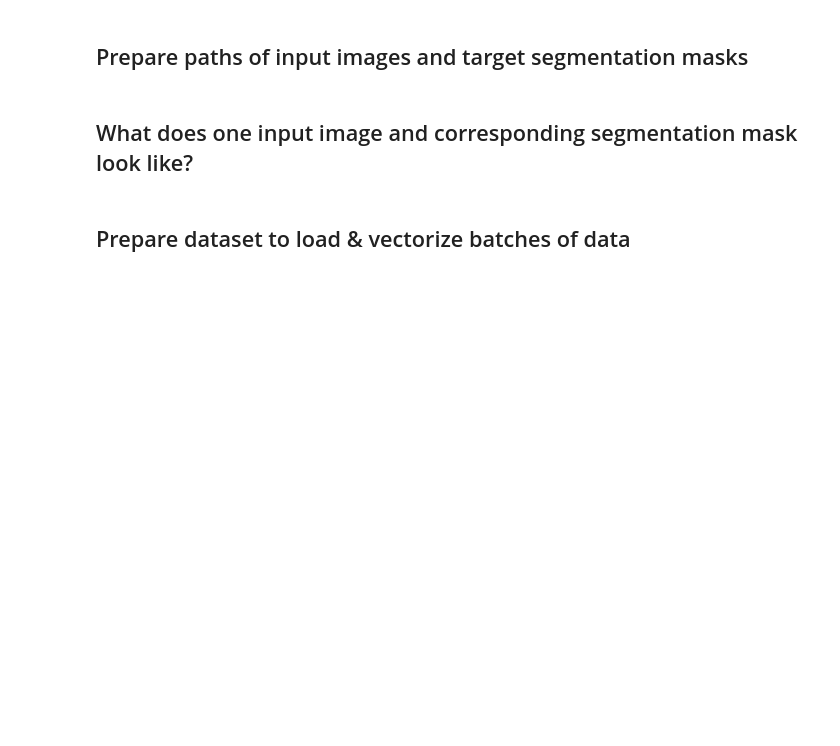
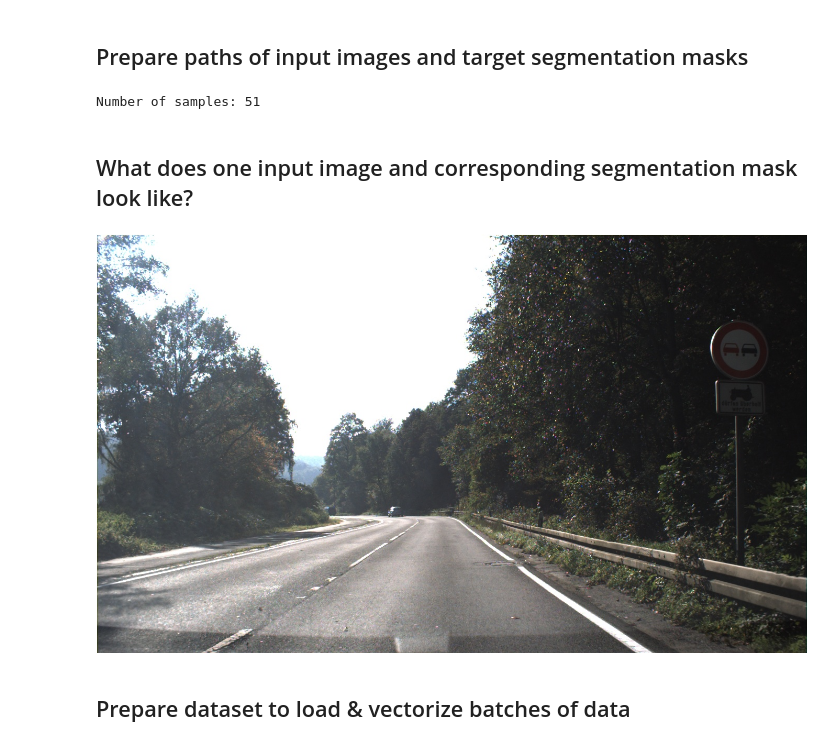
Before and after one commit to OCR-tech/AdaptDL, a Jupyter notebook: examples/vision/ipynb/oxford_pets_image_segmentation.ipynb, the cells around one changed output. Cells and saved outputs as stored; diff of their text form; code cells hidden in the pictures; blank space fills up the shorter version.

```diff
--- a/examples/vision/ipynb/oxford_pets_image_segmentation.ipynb
+++ b/examples/vision/ipynb/oxford_pets_image_segmentation.ipynb
@@ -24,10 +62,11 @@
 import os
 
 input_dir = "images/"
-target_dir = "annotations/trimaps/"
-img_size = (160, 160)
+target_dir = "txt/"
+img_size = (1360, 800)
+# img_size = (160, 160)
 num_classes = 3
-batch_size = 32
+batch_size = 5
 
 input_img_paths = sorted(
     [
@@ -46,21 +85,25 @@ target_img_paths = sorted(
 
 print("Number of samples:", len(input_img_paths))
 
-for input_path, target_path in zip(input_img_paths[:10], target_img_paths[:10]):
+for input_path, target_path in zip(input_img_paths[:50], target_img_paths[:50]):
     print(input_path, "|", target_path)
+# %% [output]
+Number of samples: 51
 # %% [markdown]
 ## What does one input image and corresponding segmentation mask look like?
 # %%
 from IPython.display import Image, display
 from keras.utils import load_img
 from PIL import ImageOps
 
 # Display input image #7
-display(Image(filename=input_img_paths[9]))
+display(Image(filename=input_img_paths[5]))
 
 # Display auto-contrast version of corresponding target (per-pixel categories)
-img = ImageOps.autocontrast(load_img(target_img_paths[9]))
-display(img)
+# img = ImageOps.autocontrast(load_img(target_img_paths[3]))
+# display(img)
+# %% [output]
+[figure, added]
 # %% [markdown]
 ## Prepare dataset to load & vectorize batches of data
 # %%
```
Also changed, not shown: parts of 5 cells of this notebook.
